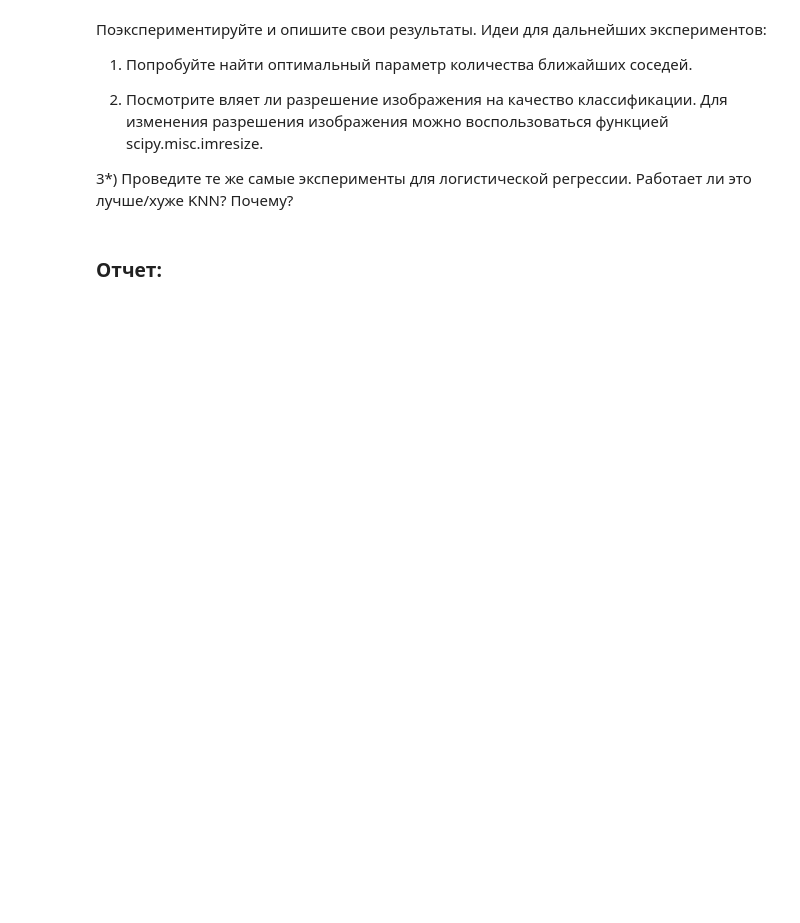
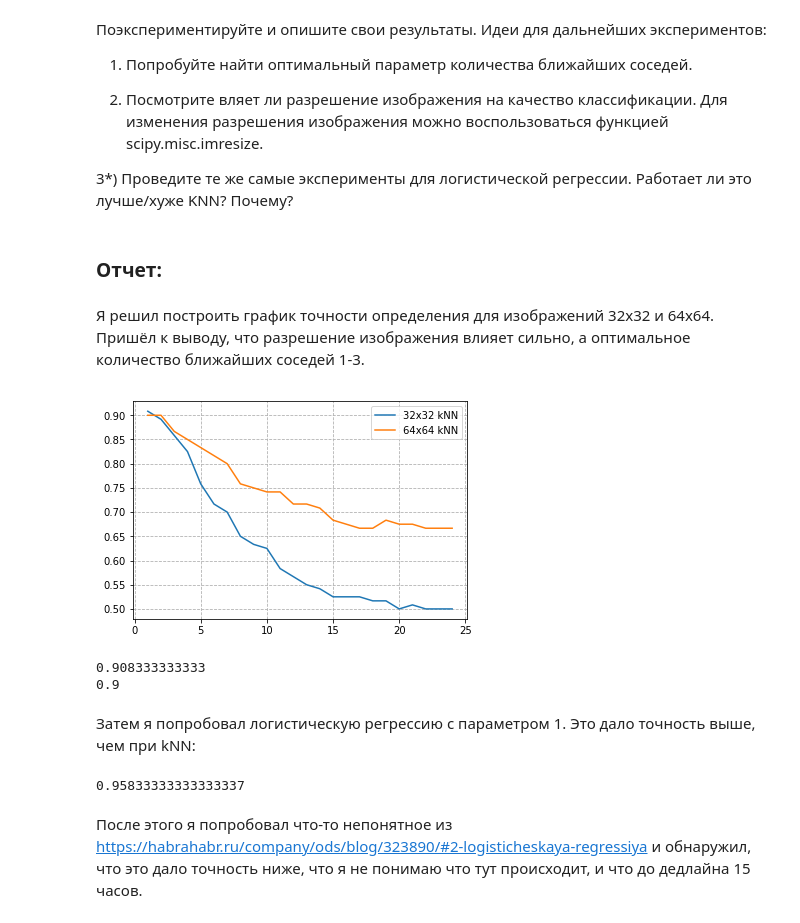
Before and after one commit to Lighting-Code/dlschl, a Jupyter notebook: materials/homeworks/hw03_bonus/[hw3]faces.ipynb, the cells around one changed output. Saved outputs shown, nothing was run; the diff lists cells and outputs as text; code cells hidden in the pictures; blank space fills up the shorter version.

```diff
--- a/materials/homeworks/hw03_bonus/[hw3]faces.ipynb
+++ b/materials/homeworks/hw03_bonus/[hw3]faces.ipynb
@@ -159,11 +161,28 @@ ________________________________________________________________________________
+# %%
+#for i in range (X_train.shape[0]):
+X_train_new = resize(X_train, (280, 64,64))
+X_test_new = resize(X_test, (120, 64,64))
+# %%
+X_train_matrix_r = X_train_new.reshape((-1, 64 * 64))
+X_test_matrix_r = X_test_new.reshape((-1, 64 * 64))
+
+def resized_guess(x):
+
+    # Ваш код здесь
+    knn = KNeighborsClassifier(algorithm='auto', leaf_size=30, n_neighbors=1, p=x, weights='uniform')
+    knn.fit(X_train_matrix_r, y_train)
+    test_score = knn.score(X_test_matrix_r, y_test)
+
+    return test_score
 # %%
 X_train_matrix = X_train.reshape((-1, image_h * image_w))
 X_test_matrix = X_test.reshape((-1, image_h * image_w))
 
+def standart_guess(x):
 
-# Ваш код здесь
-knn = KNeighborsClassifier(n_neighbors=10)
-knn.fit(X_train_matrix, y_train)
-test_score = knn.score(X_train_matrix, y_train)
+    # Ваш код здесь
+    knn = KNeighborsClassifier(algorithm='auto', leaf_size=30, n_neighbors=1, p=x, weights='uniform')
+    knn.fit(X_train_matrix, y_train)
+    test_score = knn.score(X_test_matrix, y_test)
 
-print('Test score: {}'.format(test_score))
+    return test_score
@@ -183,2 +210,39 @@ Test score: 0.7928571428571428
 # %% [markdown]
 ### Отчет:
+# %% [markdown]
+Я решил построить график точности определения для изображений 32х32 и 64х64.
+Пришёл к выводу, что разрешение изображения влияет сильно, а оптимальное количество ближайших соседей 1-3.
+# %%
+x = np.arange(1, 25, 1)
+
+y1 = np.arange(1., 25, 1)
+for i in range(1, 25):
+    y1[i-1] = standart_guess(i)
+
+y2 = np.arange(1., 25, 1)
+for i in range(1, 25):
+    y2[i-1] = resized_guess(i)
+
+plt.figure()
+plt.grid(ls='--')
+plt.plot(x, y1, label='32x32 kNN')
+plt.plot(x, y2, label='64x64 kNN')
+plt.legend()
+plt.show()
+# %% [output]
+[figure, added]
+# %%
+print(standart_guess(1))
+print(resized_guess(2))
+# %% [output]
+0.908333333333
+0.9
+# %% [markdown]
+Затем я попробовал логистическую регрессию с параметром 1.
+Это дало точность выше, чем при kNN:
+# %%
+logit_guess(1)
+# %% [output]
+0.95833333333333337
+# %% [markdown]
+После этого я попробовал что-то непонятное из https://habrahabr.ru/company/ods/blog/323890/#2-logisticheskaya-regressiya и обнаружил, что это дало точность ниже, что я не понимаю что тут происходит, и что до дедлайна 15 часов.
```
Also changed, not shown: parts of 12 cells of this notebook.
